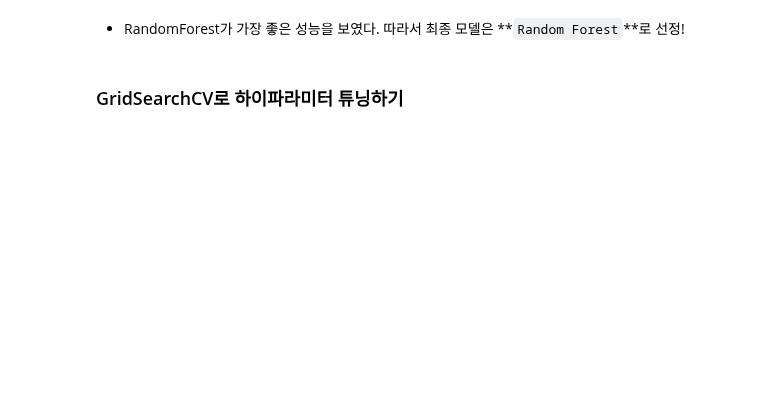
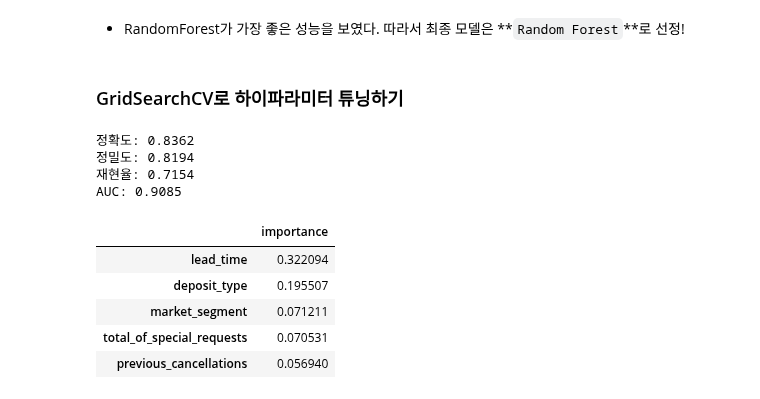
Before and after one commit to young-hun-jo/DataAnalysis, a Jupyter notebook: hotel_booking/prediction_modeling.ipynb, the cells around one changed output. Drawn from its saved outputs; the diff is of its cells as text; code cells hidden in the pictures; blank space fills up the shorter version.

```diff
--- a/hotel_booking/prediction_modeling.ipynb
+++ b/hotel_booking/prediction_modeling.ipynb
@@ -979,3 +979,34 @@ AUC:0.9099
 - RandomForest가 가장 좋은 성능을 보였다. 따라서 최종 모델은 **``Random Forest``**로 선정!
 # %% [markdown]
 ### GridSearchCV로 하이파라미터 튜닝하기
+# %%
+from sklearn.model_selection import GridSearchCV
+from sklearn.ensemble import RandomForestClassifier
+from sklearn.metrics import accuracy_score, precision_score, recall_score
+from sklearn.metrics import roc_auc_score
+# 4개의 지표를 반환
+def get_score(y, y_, y_proba):
+    accuracy = accuracy_score(y, y_)
+    precision = precision_score(y, y_)
+    recall = recall_score(y, y_)
+    auc = roc_auc_score(y, y_proba)
+    return accuracy, precision, recall, auc
+
+params = {'n_estimators':[200, 500, 1000],
+         'min_samples_split':[5, 10]}
+
+rf_clf = RandomForestClassifier(criterion='entropy', n_jobs=-1,
+                               random_state=44)
+grid_rf = GridSearchCV(rf_clf, param_grid=params, cv=5,
+                      n_jobs=-1)
+
+grid_rf.fit(train_val_feature, train_val_target)
+y_pred = grid_rf.predict(X_test)
+y_pred_proba = grid_rf.predict_proba(X_test)[:,1]
+acc, pre, rec, auc = get_score(y_test, y_pred, y_pred_proba)
+print(f"정확도: {acc:.4f}\n정밀도: {pre:.4f}\n재현율: {rec:.4f}\nAUC: {auc:.4f}")
+# %% [output]
+정확도: 0.8362
+정밀도: 0.8194
+재현율: 0.7154
+AUC: 0.9085
@@ -981,0 +1015,11 @@ AUC:0.9099
+# %%
+feature_df = pd.DataFrame(data=best_rf.feature_importances_, index=feature.columns, columns=['importance'])
+feature_df = feature_df.sort_values(by='importance', ascending=False)
+feature_df.head()
+# %% [output]
+|  | importance |
+| lead_time | 0.322094 |
+| deposit_type | 0.195507 |
+| market_segment | 0.071211 |
+| total_of_special_requests | 0.070531 |
+| previous_cancellations | 0.056940 |
```
Also changed, not shown: parts of 5 cells of this notebook.
